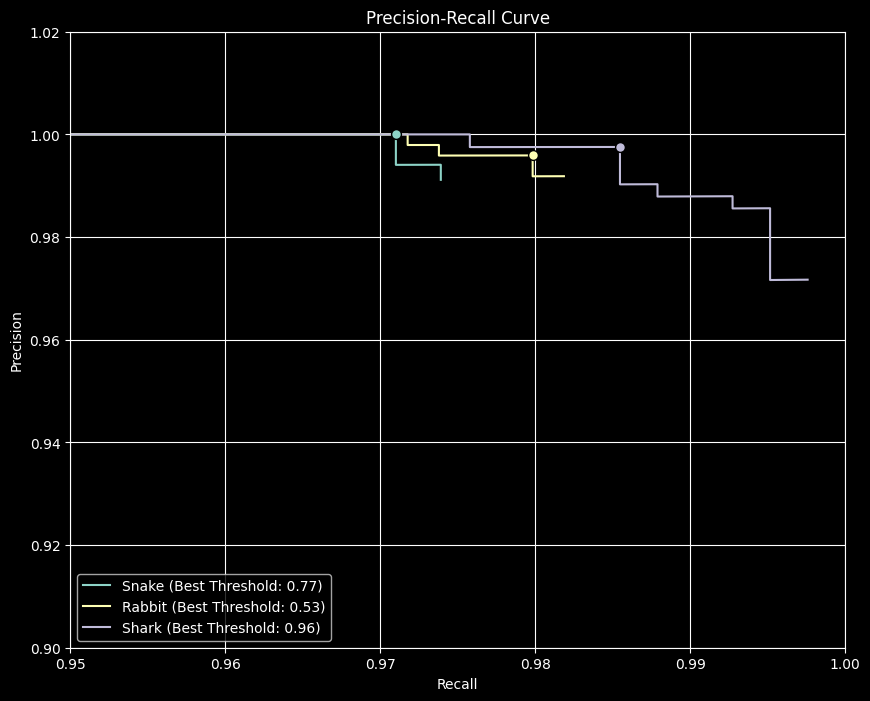
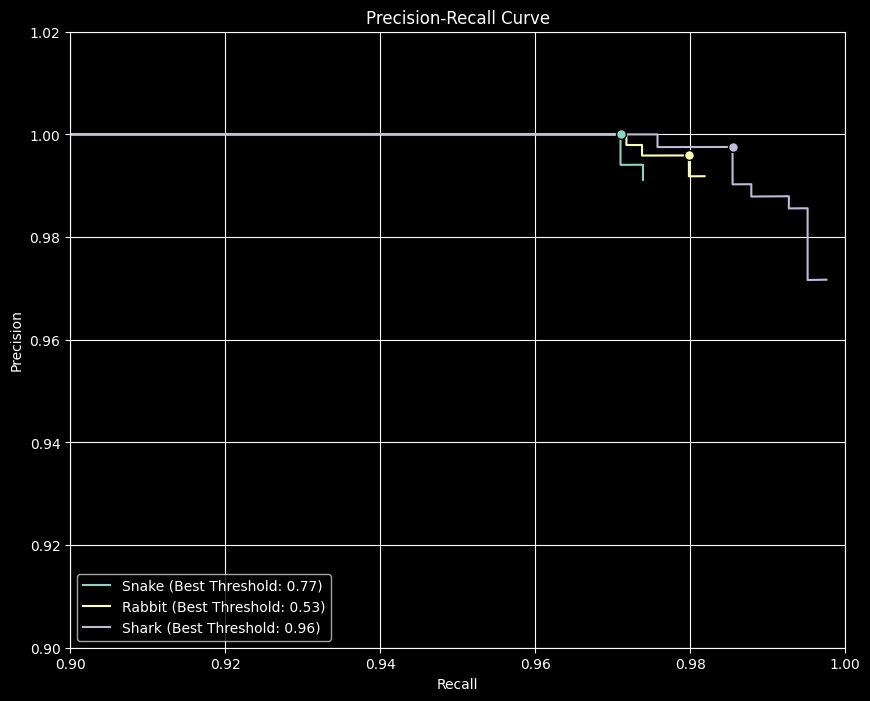
The change to this notebook cell's code, shown as a diff; its figure went from the first image to the second:
--- before
+++ after
@@ -30,5 +30,5 @@
 plt.legend(loc='lower left')
 plt.grid(True)
-plt.xlim([0.95, 1.0])
-plt.ylim([0.9, 1.02])
+plt.xlim([0.90, 1.0])
+plt.ylim([0.90, 1.02])
 plt.show()

Commit: lab2, pridetas dataset transformacijos, konvoliucinis neuroninis tinklas